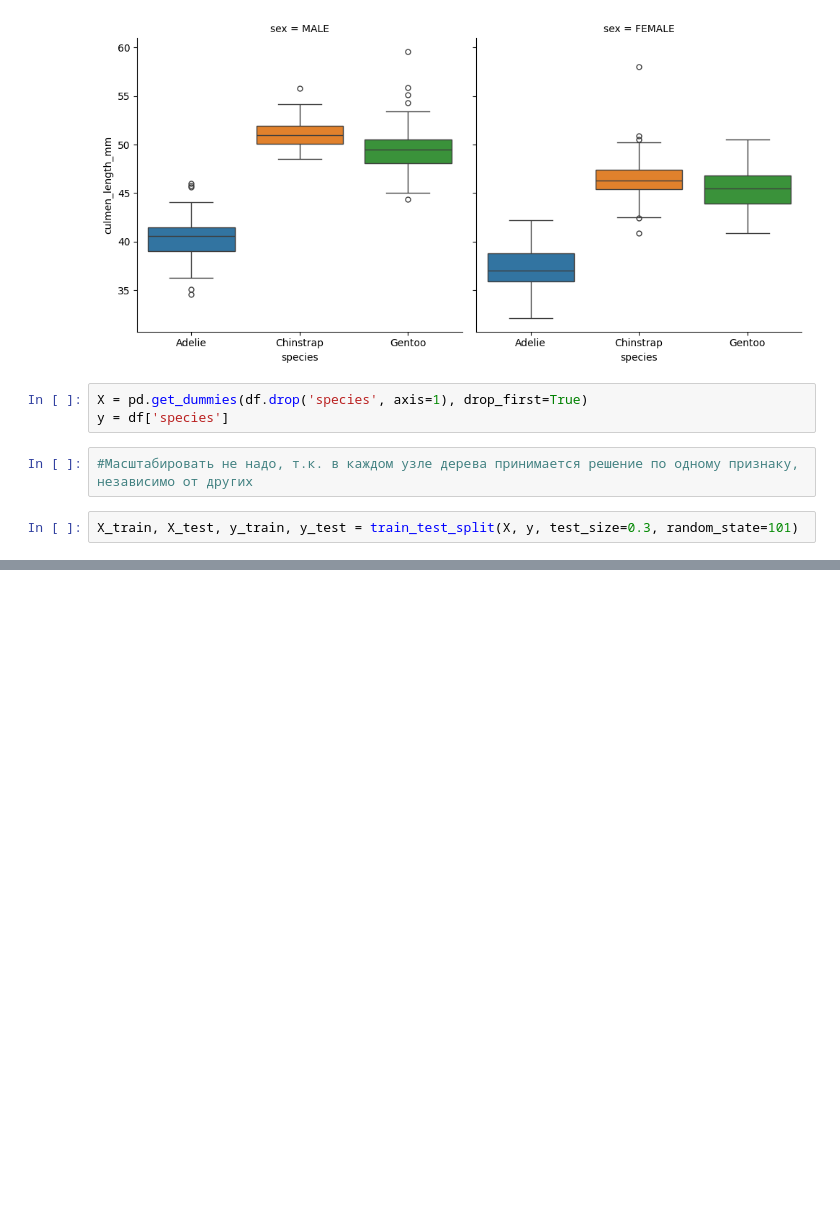
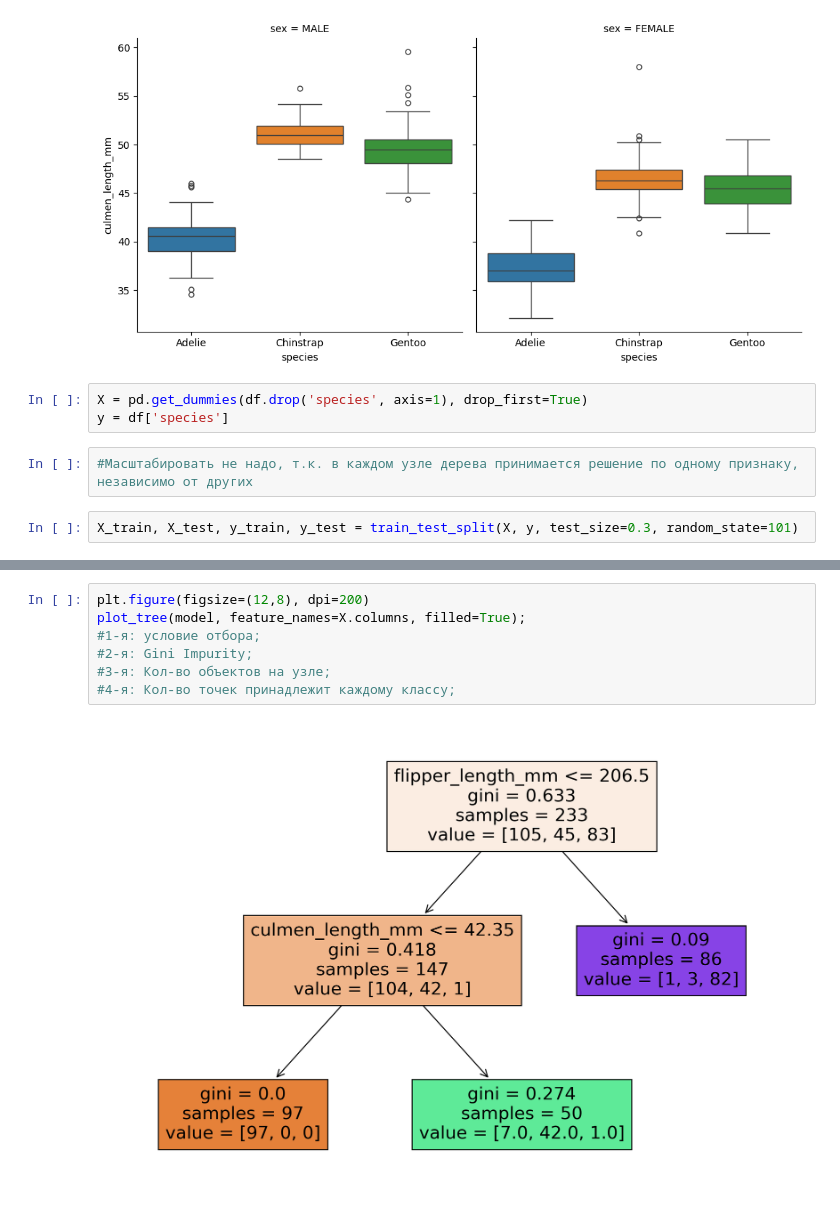
Before and after one commit to StartsevMaksim/ML_Udemy, a Jupyter notebook: ML_Trees/Decision_trees.ipynb, the cells around one changed output, grey strips where cells are left out. Saved outputs shown, nothing was run; the diff lists cells and outputs as text; blank space fills up the shorter version.

```diff
--- a/ML_Trees/Decision_trees.ipynb
+++ b/ML_Trees/Decision_trees.ipynb
@@ -92,0 +155,9 @@ X_train, X_test, y_train, y_test = train_test_split(X, y, test_size=0.3, random_
+# %%
+plt.figure(figsize=(12,8), dpi=200)
+plot_tree(model, feature_names=X.columns, filled=True);
+#1-я: условие отбора;
+#2-я: Gini Impurity;
+#3-я: Кол-во объектов на узле;
+#4-я: Кол-во точек принадлежит каждому классу;
+# %% [output]
+[figure, added]
```
Also changed, not shown: parts of 8 cells of this notebook.
